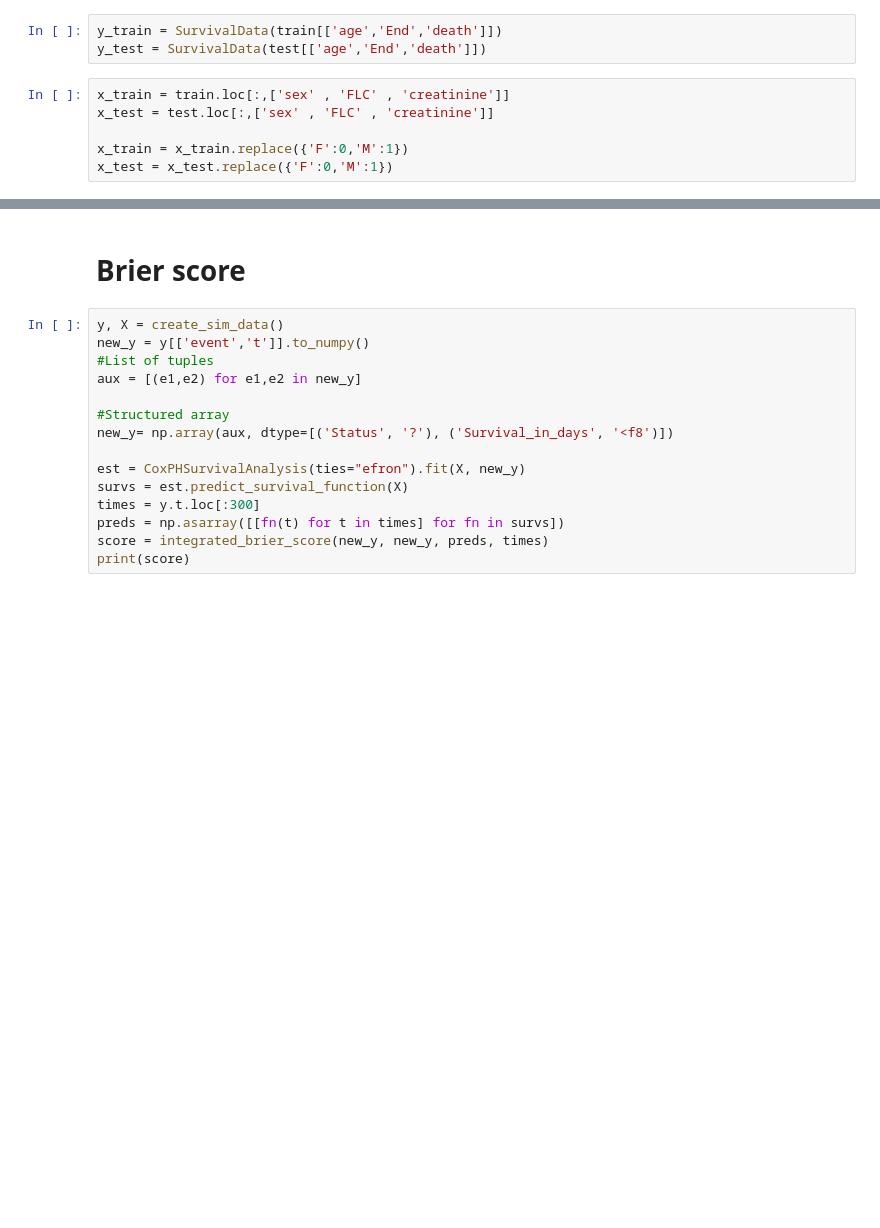
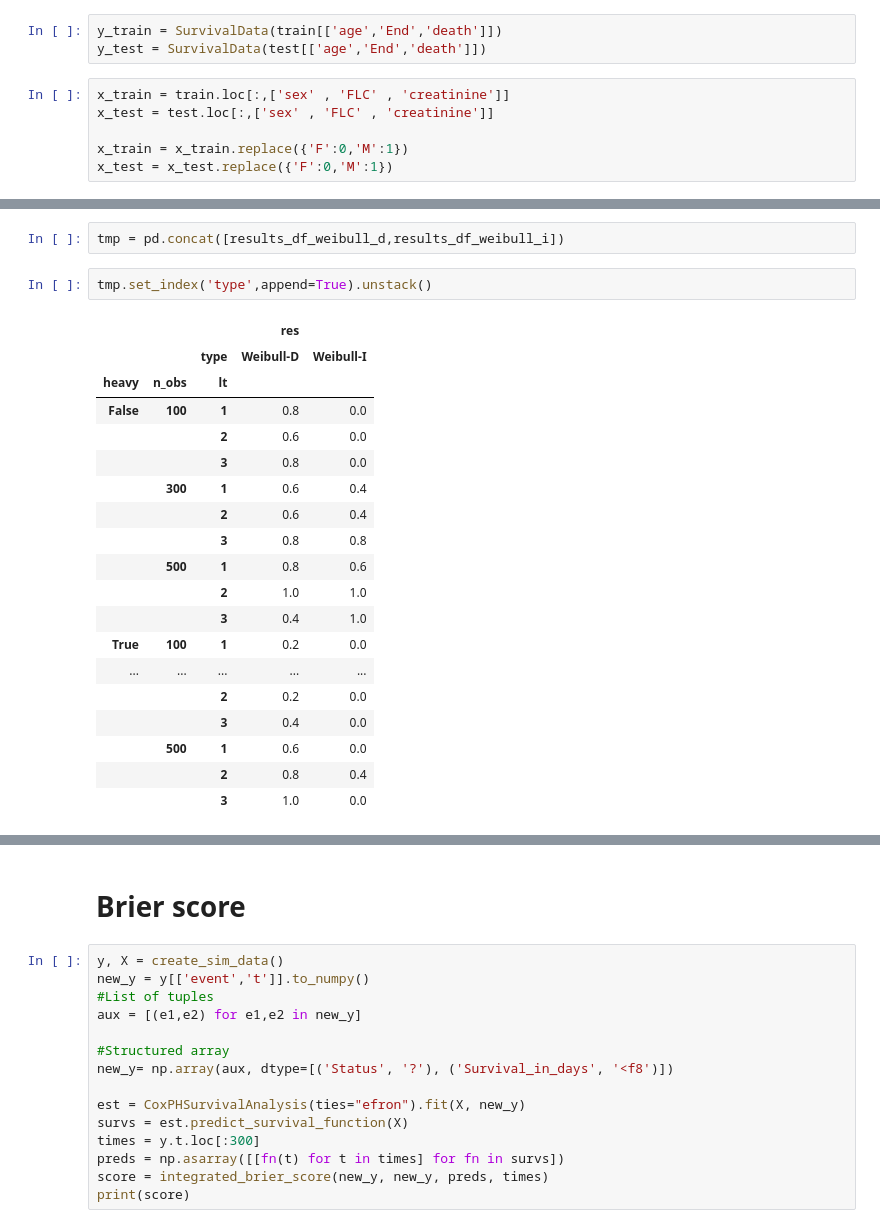
Before and after one commit to TomerWeissGit/LTRCTrees_python, a Jupyter notebook: models/simulations.ipynb, the cells around one changed output, grey strips where cells are left out. Saved outputs shown, nothing was run; the diff lists cells and outputs as text; blank space fills up the shorter version.

```diff
--- a/models/simulations.ipynb
+++ b/models/simulations.ipynb
@@ -158,0 +308,24 @@ def printTree(root, markerStr="+- ", levelMarkers=[]):
+# %%
+tmp = pd.concat([results_df_weibull_d,results_df_weibull_i])
+# %%
+tmp.set_index('type',append=True).unstack()
+# %% [output]
+|  |  |  | res |  |
+|  |  | type | Weibull-D | Weibull-I |
+| heavy | n_obs | lt |  |  |
+| False | 100 | 1 | 0.8 | 0.0 |
+|  |  | 2 | 0.6 | 0.0 |
+|  |  | 3 | 0.8 | 0.0 |
+|  | 300 | 1 | 0.6 | 0.4 |
+|  |  | 2 | 0.6 | 0.4 |
+|  |  | 3 | 0.8 | 0.8 |
+|  | 500 | 1 | 0.8 | 0.6 |
+|  |  | 2 | 1.0 | 1.0 |
+|  |  | 3 | 0.4 | 1.0 |
+| True | 100 | 1 | 0.2 | 0.0 |
+| ... | ... | ... | ... | ... |
+|  |  | 2 | 0.2 | 0.0 |
+|  |  | 3 | 0.4 | 0.0 |
+|  | 500 | 1 | 0.6 | 0.0 |
+|  |  | 2 | 0.8 | 0.4 |
+|  |  | 3 | 1.0 | 0.0 |
```
Also changed, not shown: parts of 28 cells of this notebook.
